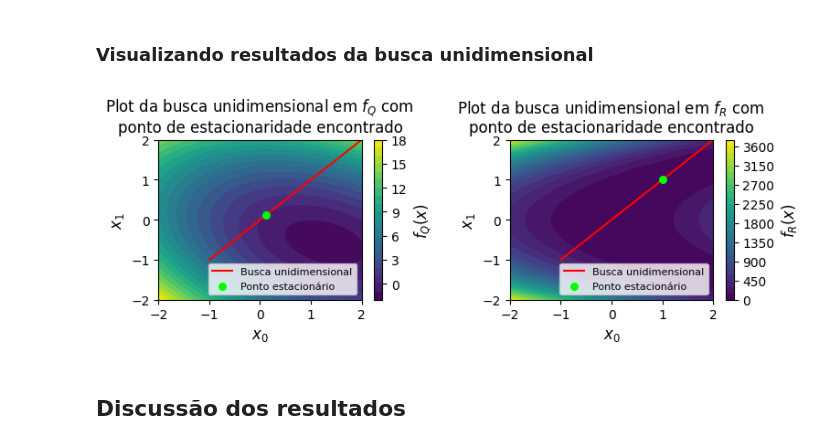
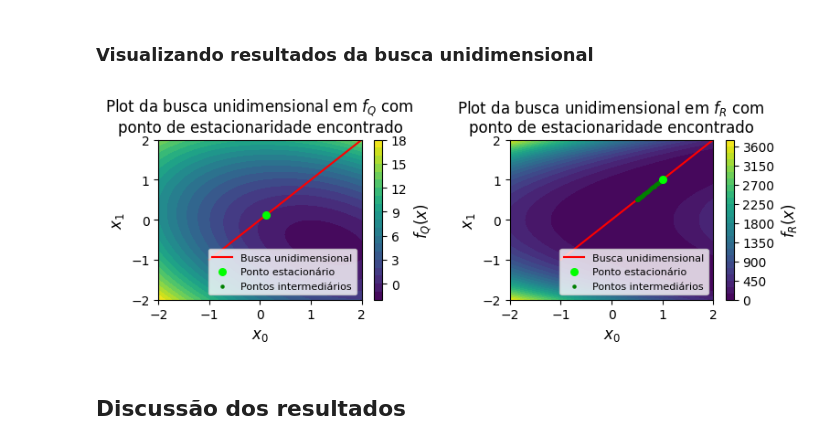
Before and after one commit to arthurkenzo/tarefas_IA543, a Jupyter notebook: tarefa1.ipynb, the cells around one changed output. Saved outputs shown, nothing was run; the diff lists cells and outputs as text; code cells hidden in the pictures.

```diff
--- a/tarefa1.ipynb
+++ b/tarefa1.ipynb
@@ -115,12 +122,12 @@ plt.show()
 # %%
 # Calculando valores das funções
 alphas = np.linspace(0, 3, 1000)
-directionQuadratic = np.array([1,1])
+direction = np.array([1,1])
 shift = np.array([-1,-1])
-points = np.array([alpha * directionQuadratic + shift for alpha in alphas])
+points = np.array([alpha * direction + shift for alpha in alphas])
 
-quadraticGradientCut = partial(quadraticGradientCut, shift=shift, direction=directionQuadratic)
-rosenbrockGradientCut = partial(rosenbrockGradientCut, shift=shift, direction=directionQuadratic)
+quadraticGradientCut = partial(quadraticGradientCut, shift=shift, direction=direction)
+rosenbrockGradientCut = partial(rosenbrockGradientCut, shift=shift, direction=direction)
 
 quadraticGradientValues = np.array([quadraticGradientCut(alpha=alpha) for alpha in alphas])
 rosenbrockGradientValues = np.array([rosenbrockGradientCut(alpha=alpha) for alpha in alphas])
@@ -163,6 +170,7 @@ def FalsePosition(function:callable, initialPoints:np.ndarray, precision:float,
     iterations = 0
     a = initialPoints[0]
     b = initialPoints[1]
+    intermediatePoints = []
 
     while currentPrecision > precision and maxIter > iterations:
         iterations = iterations + 1
@@ -172,14 +180,14 @@ def FalsePosition(function:callable, initialPoints:np.ndarray, precision:float,
         else:
             b = c
         currentPrecision = np.abs(function(alpha=c))
-
+        intermediatePoints.append(c)
     zeroCrossing = c
 
-    return zeroCrossing, currentPrecision, iterations
+    return zeroCrossing, currentPrecision, iterations, np.array(intermediatePoints)
 # %% [markdown]
 ### Busca unidimensional nas funções do trabalho
 # %%
-precision = 0.1
+precision = 1e-3
 maxIter = 10000
 a0 = 0
 b0 = 3
@@ -188,9 +196,10 @@ shift = np.array([-1,-1])
 
 fixedGradientCut = partial(quadraticGradientCut, shift=shift, direction=direction)
 
-zeroCrossing, currentPrecision, iterations = FalsePosition(fixedGradientCut, [a0, b0], precision, maxIter=maxIter)
+zeroCrossing, currentPrecision, iterations, intermediatePoints = FalsePosition(fixedGradientCut, [a0, b0], precision, maxIter=maxIter)
 
-quadraticStationaryPoint = shift + zeroCrossing*direction
+quadraticStationaryPoint = shift + zeroCrossing * direction
+quadraticIntermediatePoints = np.array([alpha * direction + shift for alpha in intermediatePoints])
 
 print('Ponto de zero-crossing (alpha): ', zeroCrossing, '\n', 'Precisão obtida: ', currentPrecision, '\n', 'Total de iterações: ', iterations, '\n')
 # %% [output]
@@ -198,7 +207,7 @@ Ponto de zero-crossing (alpha):  1.125
  Precisão obtida:  0.0
  Total de iterações:  1
 # %%
-precision = 0.001
+precision = 1e-3
 maxIter = 10000
 a0 = 0
 b0 = 3
@@ -207,9 +216,11 @@ shift = np.array([-1,-1])
 
 fixedGradientCut = partial(rosenbrockGradientCut, shift=shift, direction=direction)
 
-zeroCrossing, currentPrecision, iterations = FalsePosition(fixedGradientCut, [a0, b0], precision, maxIter=maxIter)
+zeroCrossing, currentPrecision, iterations, intermediatePoints = FalsePosition(fixedGradientCut, [a0, b0], precision, maxIter=maxIter)
 
-rosenbrockStationaryPoint = shift + zeroCrossing*direction
+rosenbrockStationaryPoint = shift + zeroCrossing * direction
+rosenbrockIntermediatePoints = np.array([alpha * direction + shift for alpha in intermediatePoints])
+
 
 print('Ponto de zero-crossing (alpha): ', zeroCrossing, '\n', 'Precisão obtida: ', currentPrecision, '\n', 'Total de iterações: ', iterations, '\n')
 # %% [output]
@@ -236,35 +247,37 @@ fig, (ax1, ax2) = plt.subplots(1, 2, figsize=(8, 3))
 # Plot da função quadrática
 contour1 = ax1.contourf(x0, x1, functionValuesQ, levels=20, cmap='viridis')
 colorBar1 = fig.colorbar(contour1, ax=ax1)
 colorBar1.set_label(label='$f_Q(x)$', fontsize=12)
 ax1.set_xlabel('$x_0$', fontsize=12)
 ax1.set_ylabel('$x_1$', fontsize=12)
 ax1.set_title('Plot da busca unidimensional em $f_Q$ com \nponto de estacionaridade encontrado', fontsize=12)
 ax1.axis('tight')
 
 # Plot da linha referente à busca unidimensional e o ponto estacionário encontrado
 ax1.plot(points[:, 0], points[:, 1], color='red', zorder=2, label='Busca unidimensional')
-ax1.scatter(quadraticStationaryPoint[0], quadraticStationaryPoint[1], color='lime', s=30, zorder=3, label='Ponto estacionário')
+ax1.scatter(quadraticStationaryPoint[0], quadraticStationaryPoint[1], color='lime', s=30, zorder=4, label='Ponto estacionário')
+ax1.scatter(quadraticIntermediatePoints[:,0], quadraticIntermediatePoints[:,1], color='green', s=5, zorder=3, label='Pontos intermediários')
 ax1.legend(loc='lower right', fontsize=8)
 
 # Plot da função de Rosenbrock
 contour2 = ax2.contourf(x0, x1, functionValuesR, levels=30, cmap='viridis')
 colorBar2 = fig.colorbar(contour2, ax=ax2)
 colorBar2.set_label(label='$f_R(x)$', fontsize=12)
 ax2.set_xlabel('$x_0$', fontsize=12)
 ax2.set_ylabel('$x_1$', fontsize=12)
 ax2.set_title('Plot da busca unidimensional em $f_R$ com \nponto de estacionaridade encontrado', fontsize=12)
 ax2.axis('tight')
 
 # Plot da linha referente à busca unidimensional e o ponto estacionário encontrado
 ax2.plot(points[:, 0], points[:, 1], color='red', zorder=2, label='Busca unidimensional')
-ax2.scatter(rosenbrockStationaryPoint[0], rosenbrockStationaryPoint[1], color='lime', s=30, zorder=3, label='Ponto estacionário')
+ax2.scatter(rosenbrockStationaryPoint[0], rosenbrockStationaryPoint[1], color='lime', s=30, zorder=4, label='Ponto estacionário')
+ax2.scatter(rosenbrockIntermediatePoints[:,0], rosenbrockIntermediatePoints[:,1], color='green', s=5, zorder=3, label='Pontos intermediários')
 ax2.legend(loc='lower right', fontsize=8)
 
 
 plt.tight_layout()
 plt.show()
 # %% [output]
-[figure, old version]
+[figure, new version]
 # %% [markdown]
 ## Discussão dos resultados
```
Also changed, not shown: parts of 16 cells of this notebook.
